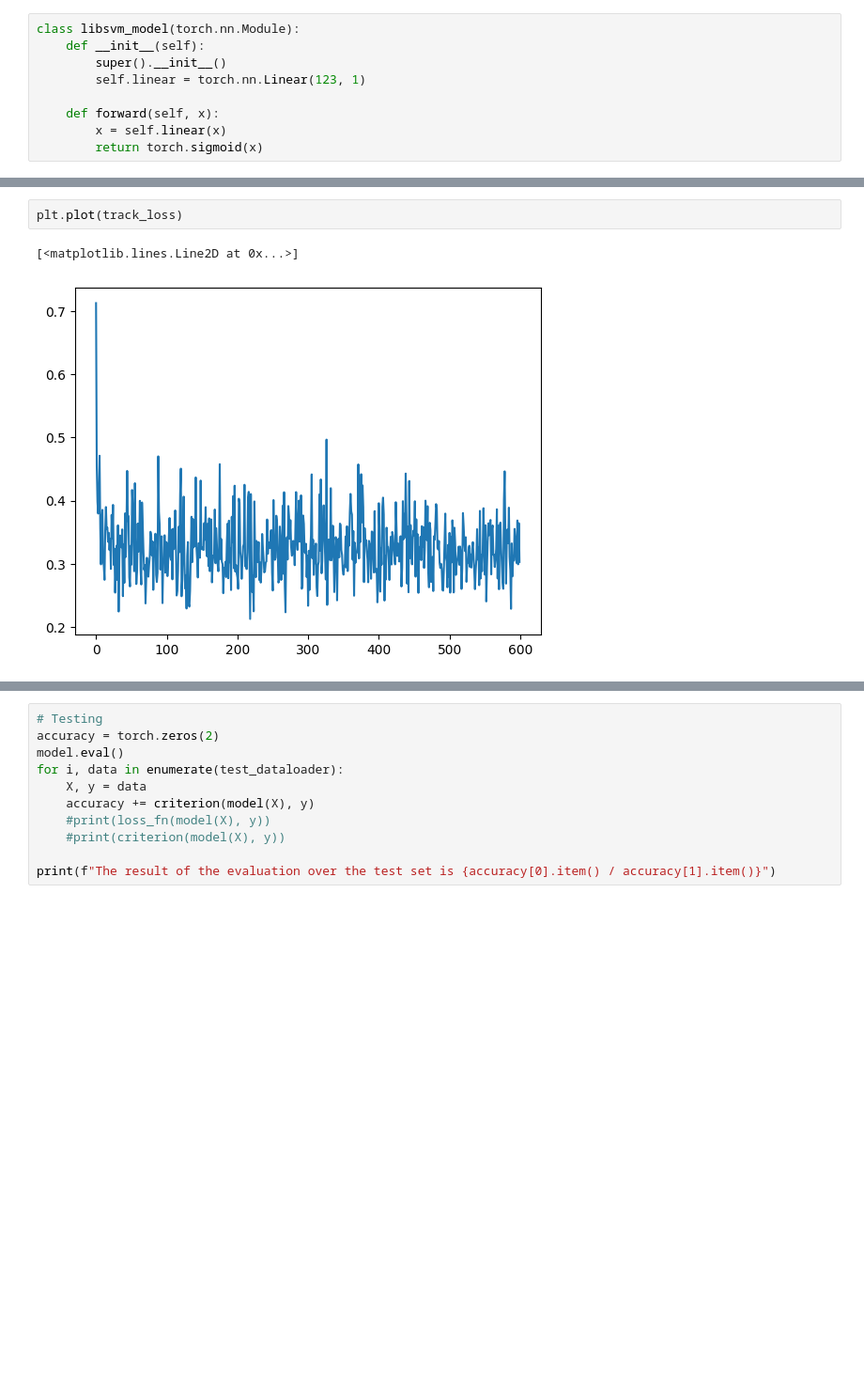
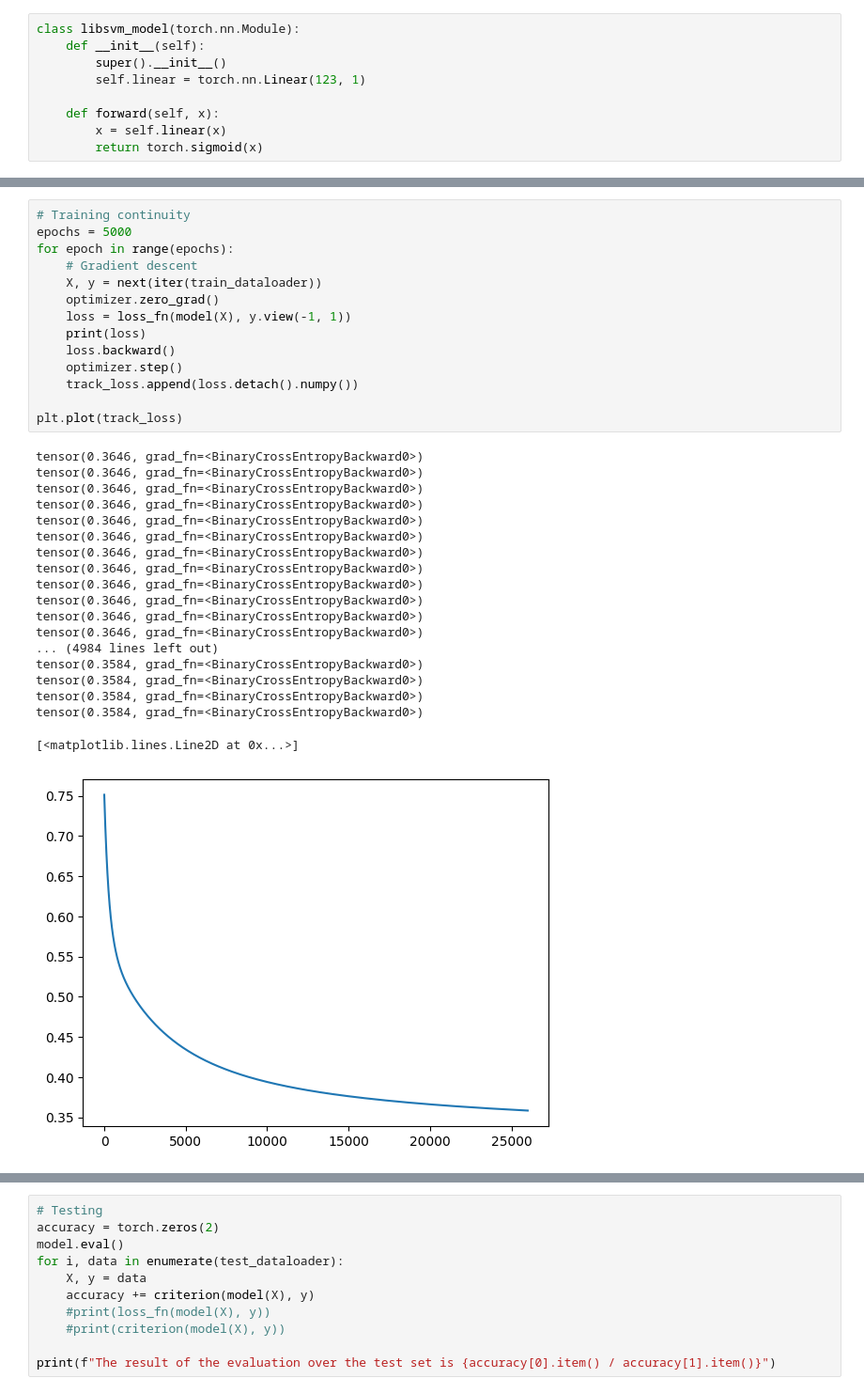
Before and after one commit to elfirdoussilab1/DECOR, a Jupyter notebook: train_libsvm_bce.ipynb, the cells around one changed output, grey strips where cells are left out. Shown: that part at 94% size. Drawn from its saved outputs; the diff is of its cells as text; blank space fills up the shorter version.

```diff
--- a/train_libsvm_bce.ipynb
+++ b/train_libsvm_bce.ipynb
@@ -114,5 +119,34 @@ for epoch in range(epochs):
-# %%
-plt.plot(track_loss)
-# %% [output]
-[<matplotlib.lines.Line2D at 0x...>]
-[figure, removed]
+# %%
+# Training continuity
+epochs = 5000
+for epoch in range(epochs):
+    # Gradient descent
+    X, y = next(iter(train_dataloader))
+    optimizer.zero_grad()
+    loss = loss_fn(model(X), y.view(-1, 1))
+    print(loss)
+    loss.backward()
+    optimizer.step()
+    track_loss.append(loss.detach().numpy())
+
+plt.plot(track_loss)
+# %% [output]
+tensor(0.3646, grad_fn=<BinaryCrossEntropyBackward0>)
+tensor(0.3646, grad_fn=<BinaryCrossEntropyBackward0>)
+tensor(0.3646, grad_fn=<BinaryCrossEntropyBackward0>)
+tensor(0.3646, grad_fn=<BinaryCrossEntropyBackward0>)
+tensor(0.3646, grad_fn=<BinaryCrossEntropyBackward0>)
+tensor(0.3646, grad_fn=<BinaryCrossEntropyBackward0>)
+tensor(0.3646, grad_fn=<BinaryCrossEntropyBackward0>)
+tensor(0.3646, grad_fn=<BinaryCrossEntropyBackward0>)
+tensor(0.3646, grad_fn=<BinaryCrossEntropyBackward0>)
+tensor(0.3646, grad_fn=<BinaryCrossEntropyBackward0>)
+tensor(0.3646, grad_fn=<BinaryCrossEntropyBackward0>)
+tensor(0.3646, grad_fn=<BinaryCrossEntropyBackward0>)
+... (4984 lines left out)
+tensor(0.3584, grad_fn=<BinaryCrossEntropyBackward0>)
+tensor(0.3584, grad_fn=<BinaryCrossEntropyBackward0>)
+tensor(0.3584, grad_fn=<BinaryCrossEntropyBackward0>)
+tensor(0.3584, grad_fn=<BinaryCrossEntropyBackward0>)
+[<matplotlib.lines.Line2D at 0x...>]
+[figure, added]
```
Also changed, not shown: parts of 6 cells of this notebook, 10 other files.
